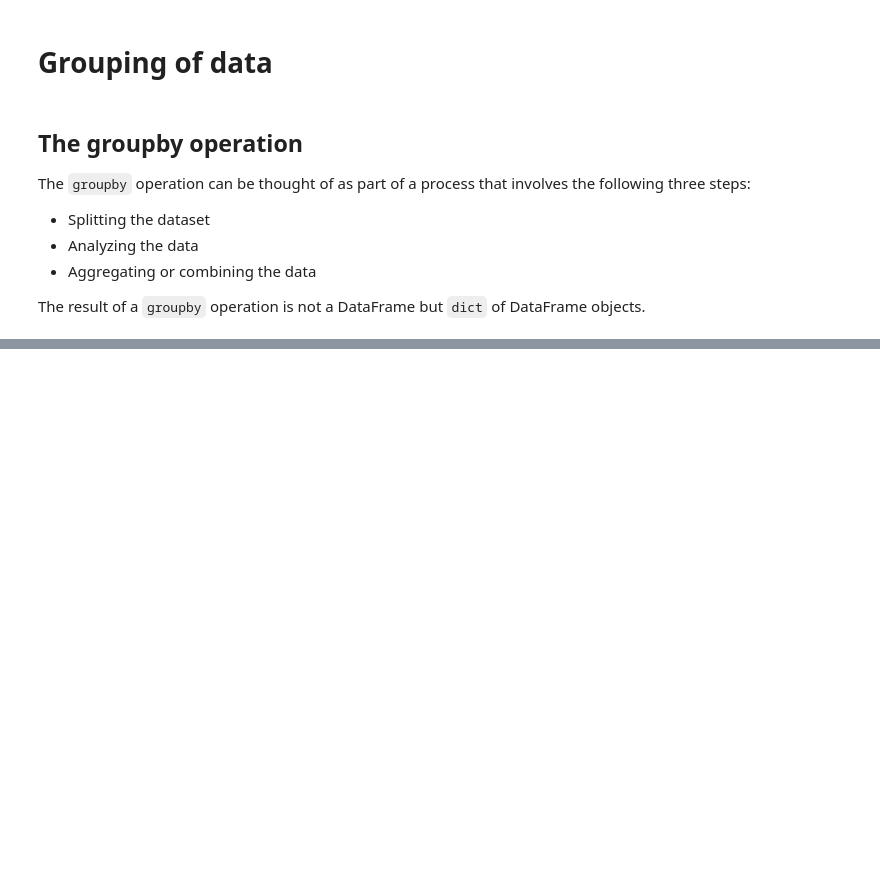
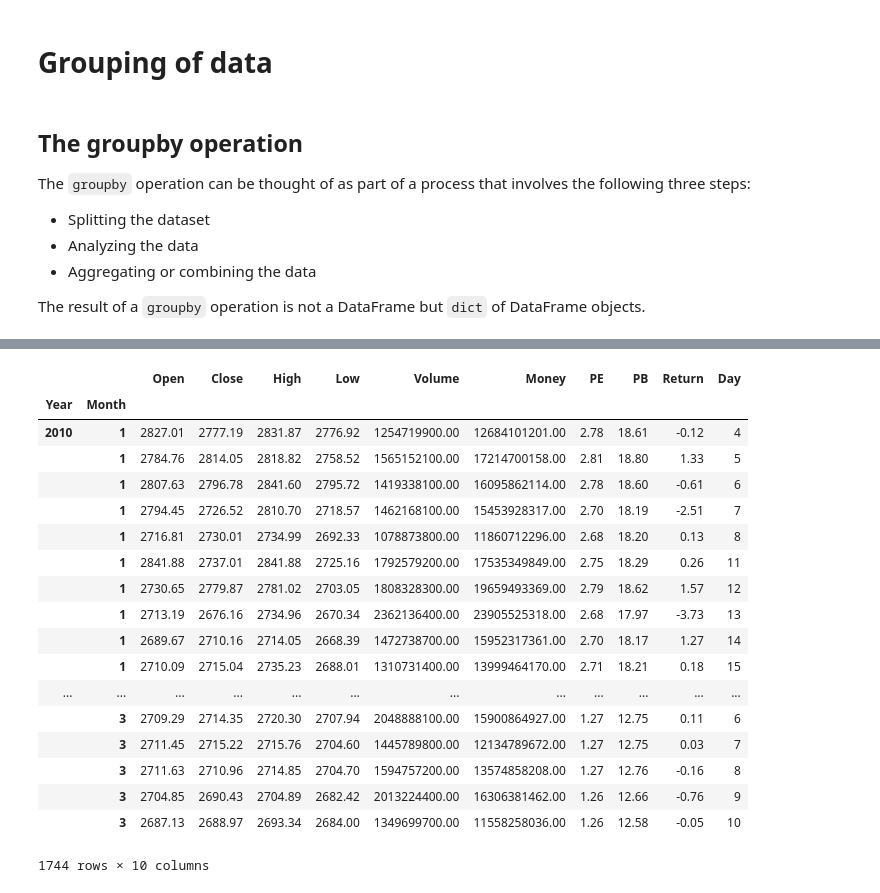
Before and after one commit to ntwo1980/jupyter, a Jupyter notebook: pandas/02. Pandas.ipynb, the cells around one changed output, grey strips where cells are left out. Saved outputs shown, nothing was run; the diff lists cells and outputs as text; code cells hidden in the pictures; blank space fills up the shorter version.

```diff
--- a/pandas/02. Pandas.ipynb
+++ b/pandas/02. Pandas.ipynb
@@ -177,0 +246,22 @@ dtype: int64
+# %%
+grouped.transform(lambda x: x.fillna(x.mean()))
+# %% [output]
+|  |  | Open | Close | High | Low | Volume | Money | PE | PB | Return | Day |
+| Year | Month |  |  |  |  |  |  |  |  |  |  |
+| 2010 | 1 | 2827.01 | 2777.19 | 2831.87 | 2776.92 | 1254719900.00 | 12684101201.00 | 2.78 | 18.61 | -0.12 | 4 |
+|  | 1 | 2784.76 | 2814.05 | 2818.82 | 2758.52 | 1565152100.00 | 17214700158.00 | 2.81 | 18.80 | 1.33 | 5 |
+|  | 1 | 2807.63 | 2796.78 | 2841.60 | 2795.72 | 1419338100.00 | 16095862114.00 | 2.78 | 18.60 | -0.61 | 6 |
+|  | 1 | 2794.45 | 2726.52 | 2810.70 | 2718.57 | 1462168100.00 | 15453928317.00 | 2.70 | 18.19 | -2.51 | 7 |
+|  | 1 | 2716.81 | 2730.01 | 2734.99 | 2692.33 | 1078873800.00 | 11860712296.00 | 2.68 | 18.20 | 0.13 | 8 |
+|  | 1 | 2841.88 | 2737.01 | 2841.88 | 2725.16 | 1792579200.00 | 17535349849.00 | 2.75 | 18.29 | 0.26 | 11 |
+|  | 1 | 2730.65 | 2779.87 | 2781.02 | 2703.05 | 1808328300.00 | 19659493369.00 | 2.79 | 18.62 | 1.57 | 12 |
+|  | 1 | 2713.19 | 2676.16 | 2734.96 | 2670.34 | 2362136400.00 | 23905525318.00 | 2.68 | 17.97 | -3.73 | 13 |
+|  | 1 | 2689.67 | 2710.16 | 2714.05 | 2668.39 | 1472738700.00 | 15952317361.00 | 2.70 | 18.17 | 1.27 | 14 |
+|  | 1 | 2710.09 | 2715.04 | 2735.23 | 2688.01 | 1310731400.00 | 13999464170.00 | 2.71 | 18.21 | 0.18 | 15 |
+| ... | ... | ... | ... | ... | ... | ... | ... | ... | ... | ... | ... |
+|  | 3 | 2709.29 | 2714.35 | 2720.30 | 2707.94 | 2048888100.00 | 15900864927.00 | 1.27 | 12.75 | 0.11 | 6 |
+|  | 3 | 2711.45 | 2715.22 | 2715.76 | 2704.60 | 1445789800.00 | 12134789672.00 | 1.27 | 12.75 | 0.03 | 7 |
+|  | 3 | 2711.63 | 2710.96 | 2714.85 | 2704.70 | 1594757200.00 | 13574858208.00 | 1.27 | 12.76 | -0.16 | 8 |
+|  | 3 | 2704.85 | 2690.43 | 2704.89 | 2682.42 | 2013224400.00 | 16306381462.00 | 1.26 | 12.66 | -0.76 | 9 |
+|  | 3 | 2687.13 | 2688.97 | 2693.34 | 2684.00 | 1349699700.00 | 11558258036.00 | 1.26 | 12.58 | -0.05 | 10 |
+1744 rows × 10 columns
```
Also changed, not shown: parts of 16 cells of this notebook.
